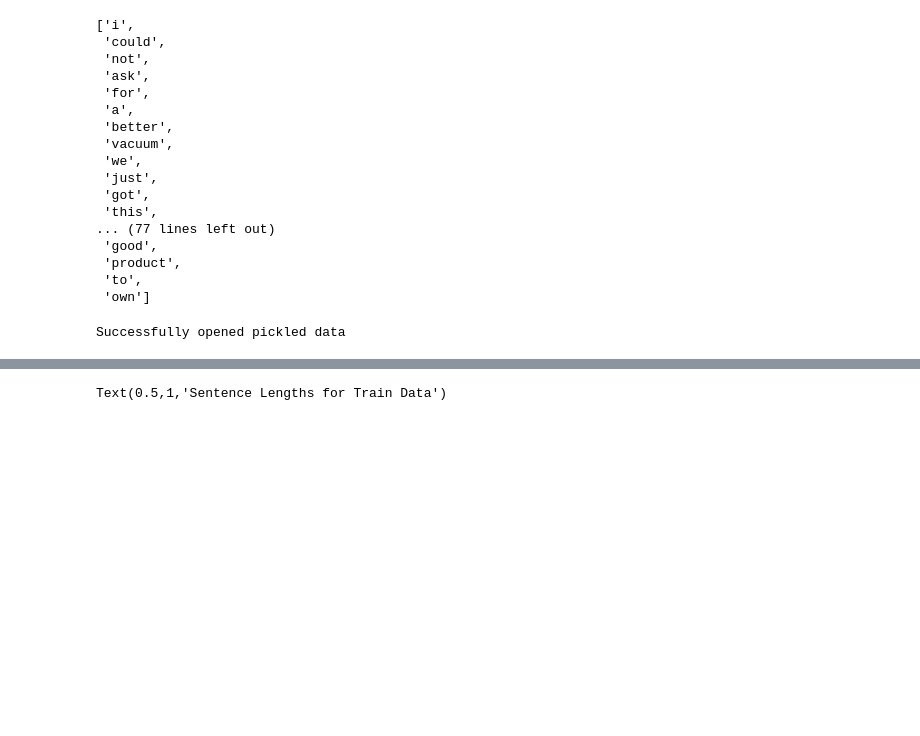
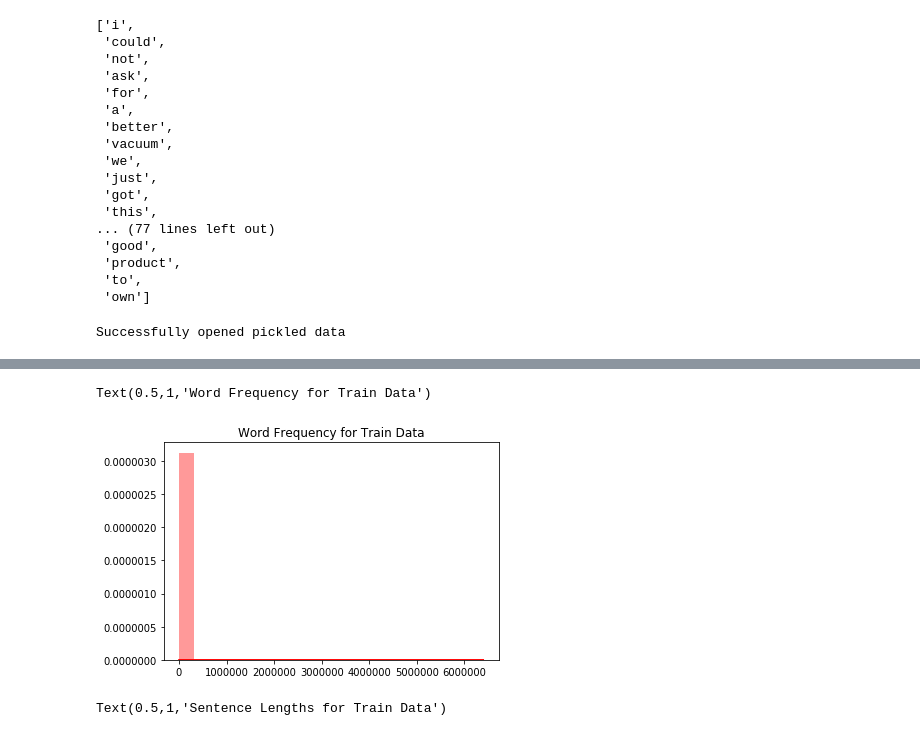
Before and after one commit to lance-miles/w266FinalProject-Amazon, a Jupyter notebook: Notebook/Amazon Reviews - Final Project Notebook.ipynb, the cells around one changed output, grey strips where cells are left out. Cells and saved outputs as stored; diff of their text form; code cells hidden in the pictures; blank space fills up the shorter version.

```diff
--- a/Notebook/Amazon Reviews - Final Project Notebook.ipynb
+++ b/Notebook/Amazon Reviews - Final Project Notebook.ipynb
@@ -429,3 +705,18 @@ Text(0.5,1,'Word Frequency for Train Data')
+# %%
+wordFreq2 = defaultdict(int)
+
+wordData2 = list(train_data['sentenceWords_Stops'])
+
+for row in wordData2:
+    for word in row:
+        wordFreq2[word] += 1
+# %%
+wordsForHist2 = list(wordFreq2.values())
+# %%
+sns.distplot(wordsForHist2, bins=20, color = 'red').set_title('Word Frequency for Train Data')
+# %% [output]
+Text(0.5,1,'Word Frequency for Train Data')
+[figure, added]
 # %%
 reviewLength = []
 
```
Also changed, not shown: parts of 50 cells of this notebook, 1 other file.
